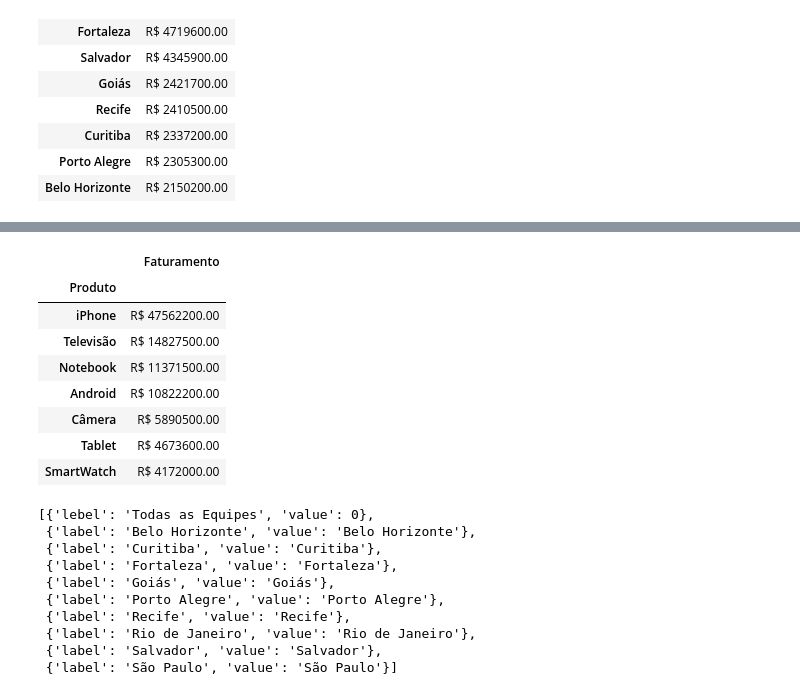
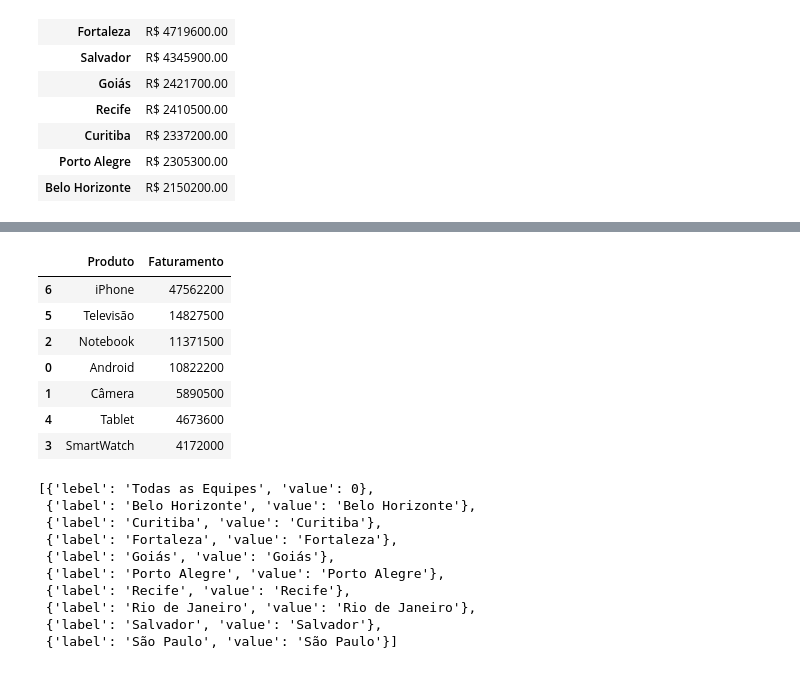
Before and after one commit to VictorSayoan/Analise-De-Dados-E-Automacao-De-Processos, a Jupyter notebook: Projeto_Atualizado_01_Indicadores_de_vendas_e_devoluções/Analise_Vendas.ipynb, the cells around one changed output, grey strips where cells are left out. Cells and saved outputs as stored; diff of their text form; code cells hidden in the pictures.

```diff
--- a/Projeto_Atualizado_01_Indicadores_de_vendas_e_devoluções/Analise_Vendas.ipynb
+++ b/Projeto_Atualizado_01_Indicadores_de_vendas_e_devoluções/Analise_Vendas.ipynb
@@ -118,25 +127,24 @@ Vendedor_Mais_Vendeu
 # %%
 # Produto que mais faturou:
 
 dados_combinados_vendas['Faturamento']=dados_combinados_vendas['Quantidade Vendida'] * dados_combinados_vendas['Preco Unitario']
-dados_faturamento = dados_combinados_vendas.groupby('Produto').sum()
-dados_faturamento = dados_faturamento[['Faturamento']].sort_values(by='Faturamento', ascending=False)
+dados_faturamento = dados_combinados_vendas.groupby('Produto').sum().reset_index()
+dados_faturamento = dados_faturamento[['Produto','Faturamento']].sort_values(by='Faturamento', ascending=False)
 
-dados_faturamento['Faturamento']=dados_faturamento['Faturamento'].map(formata_valor)
+#dados_faturamento['Faturamento']=dados_faturamento['Faturamento'].map(formata_valor)
 
 fig5 = px.bar(dados_faturamento, x=dados_faturamento.index, y='Faturamento',
               hover_data=['Faturamento', dados_faturamento.index],
               labels={'Faturamento':'Faturamento'}, color='Faturamento',
               height=400)
 fig5.show()
 dados_faturamento
 # %% [output]
-|  | Faturamento |
-| Produto |  |
-| iPhone | R$ 47562200.00 |
-| Televisão | R$ 14827500.00 |
-| Notebook | R$ 11371500.00 |
-| Android | R$ 10822200.00 |
-| Câmera | R$ 5890500.00 |
-| Tablet | R$ 4673600.00 |
-| SmartWatch | R$ 4172000.00 |
+|  | Produto | Faturamento |
+| 6 | iPhone | 47562200 |
+| 5 | Televisão | 14827500 |
+| 2 | Notebook | 11371500 |
+| 0 | Android | 10822200 |
+| 1 | Câmera | 5890500 |
+| 4 | Tablet | 4673600 |
+| 3 | SmartWatch | 4172000 |
```
Also changed, not shown: parts of 3 cells of this notebook, 1 other file.
